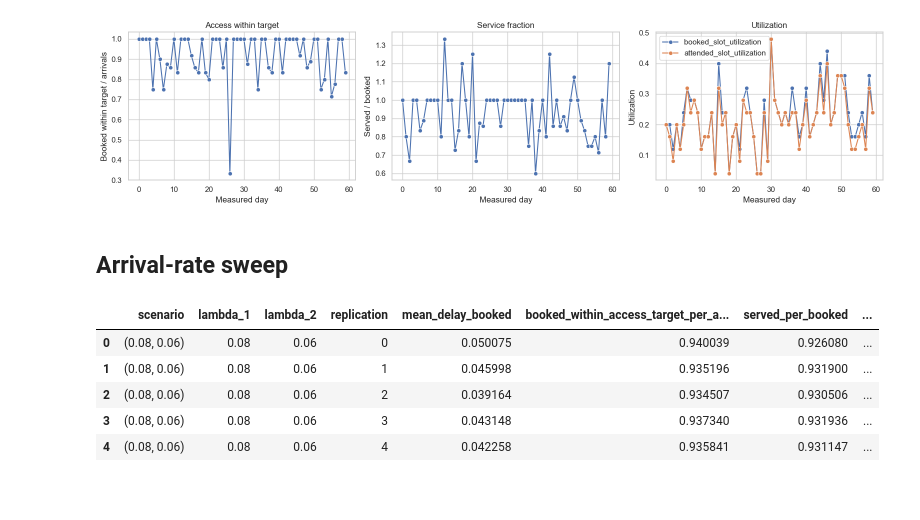
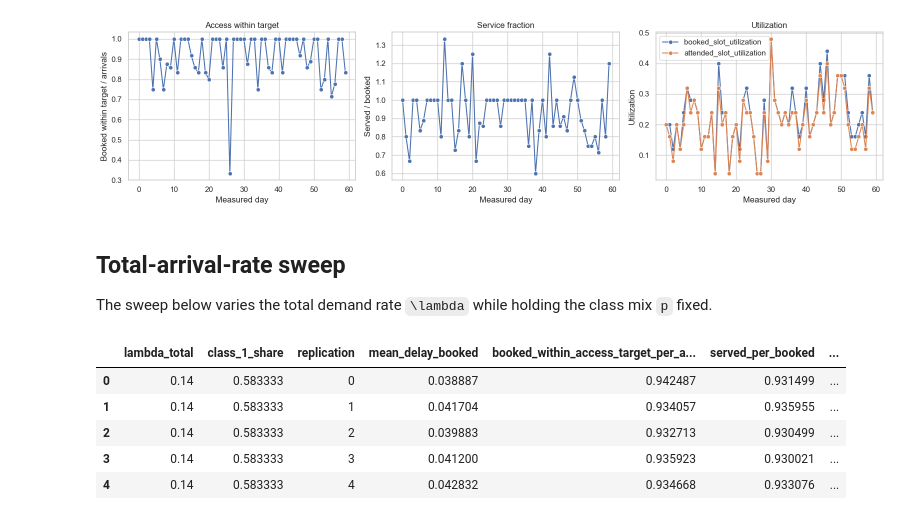
Before and after one commit to alexandre-sdd/research_cuimc_queuing, a Jupyter notebook: Notebooks/simulation.ipynb, the cells around one changed output. Drawn from its saved outputs; the diff is of its cells as text; code cells hidden in the pictures; blank space fills up the shorter version.

```diff
--- a/Notebooks/simulation.ipynb
+++ b/Notebooks/simulation.ipynb
@@ -131,5 +140,7 @@ pd.DataFrame(
 # %%
-def make_classes(lambda_1=0.14, lambda_2=0.10, balk_variant="baseline"):
+def make_classes(total_lambda=0.24, class_1_share=7 / 12, balk_variant="baseline"):
+    lambda_1, lambda_2 = split_two_class_arrival_rates(total_lambda, class_1_share)
+
     if balk_variant == "baseline":
         balk_1 = step_balking(threshold=4, low_delay_probability=0.05, high_delay_probability=0.60)
         balk_2 = step_balking(threshold=3, low_delay_probability=0.08, high_delay_probability=0.70)
@@ -161,26 +172,30 @@ ACTIVE_CONFIG = CONFIG_PRESETS[ACTIVE_PRESET]
 BASE_CONFIG = SimulationConfig(**ACTIVE_CONFIG["simulation"])
 BASE_CLASSES = make_classes(**ACTIVE_CONFIG["classes"])
 BASE_POLICY = ACTIVE_CONFIG["policy"]
+BASE_CLASS_SHARE = ACTIVE_CONFIG["classes"]["class_1_share"]
+BASE_BALK_VARIANT = ACTIVE_CONFIG["classes"]["balk_variant"]
 
 
-def sweep_arrival_rates(lambda_pairs, replications=5, policy=None):
+def sweep_total_arrival_rate(total_lambdas, replications=5, policy=None, class_1_share=None, balk_variant=None):
+    class_1_share = BASE_CLASS_SHARE if class_1_share is None else class_1_share
+    balk_variant = BASE_BALK_VARIANT if balk_variant is None else balk_variant
     aggregate_rows = []
     class_rows = []
-    for scenario_id, (lambda_1, lambda_2) in enumerate(lambda_pairs):
+
+    for scenario_id, total_lambda in enumerate(total_lambdas):
+        lambda_1, lambda_2 = split_two_class_arrival_rates(total_lambda, class_1_share)
         results = simulate_replications(
-            make_classes(lambda_1=lambda_1, lambda_2=lambda_2),
+            make_classes(total_lambda=total_lambda, class_1_share=class_1_share, balk_variant=balk_variant),
             config=BASE_CONFIG,
             policy=policy,
             replications=replications,
             base_seed=100 + scenario_id * replications,
         )
-        scenario_label = f"({lambda_1:.2f}, {lambda_2:.2f})"
         for replication, result in enumerate(results):
             aggregate_rows.append(
                 {
-                    "scenario": scenario_label,
-                    "lambda_1": lambda_1,
-                    "lambda_2": lambda_2,
+                    "lambda_total": total_lambda,
+                    "class_1_share": class_1_share,
                     "replication": replication,
                     "mean_delay_booked": result.summary_aggregate["mean_delay_booked"],
                     "booked_within_access_target_per_arrival": result.summary_aggregate[
@@ -195,13 +210,14 @@ def sweep_arrival_rates(lambda_pairs, replications=5, policy=None):
             class_frame = result.summary_by_class[
                 ["class_id", "label", "mean_delay_booked", "booked_within_access_target_per_arrival", "served_per_booked"]
             ].copy()
-            class_frame["scenario"] = scenario_label
-            class_frame["lambda_1"] = lambda_1
-            class_frame["lambda_2"] = lambda_2
+            class_frame["lambda_total"] = total_lambda
+            class_frame["class_1_share"] = class_1_share
             class_frame["replication"] = replication
             class_rows.append(class_frame)
 
-    return pd.DataFrame(aggregate_rows), pd.concat(class_rows, ignore_index=True)
+    aggregate_df = pd.DataFrame(aggregate_rows)
+    class_df = pd.concat(class_rows, ignore_index=True)
+    return aggregate_df, class_df
 # %% [markdown]
 ## Baseline simulation
 # %%
@@ -305,17 +321,19 @@ plt.tight_layout()
 # %% [output]
 [figure]
 # %% [markdown]
-## Arrival-rate sweep
+## Total-arrival-rate sweep
+
+The sweep below varies the total demand rate `\lambda` while holding the class mix `p` fixed.
 # %%
-lambda_pairs = [(0.08, 0.06), (0.12, 0.09), (0.16, 0.12), (0.20, 0.15), (0.24, 0.18)]
-aggregate_df, class_df = sweep_arrival_rates(lambda_pairs, replications=5, policy=FCFSPolicy())
+total_lambdas = [0.14, 0.21, 0.28, 0.35, 0.42]
+aggregate_df, class_df = sweep_total_arrival_rate(total_lambdas, replications=5, policy=FCFSPolicy())
 
 display(aggregate_df.head())
 class_df.head()
 # %% [output]
-|  | scenario | lambda_1 | lambda_2 | replication | mean_delay_booked | booked_within_access_target_per_a... | served_per_booked | ... |
-| 0 | (0.08, 0.06) | 0.08 | 0.06 | 0 | 0.050075 | 0.940039 | 0.926080 | ... |
-| 1 | (0.08, 0.06) | 0.08 | 0.06 | 1 | 0.045998 | 0.935196 | 0.931900 | ... |
-| 2 | (0.08, 0.06) | 0.08 | 0.06 | 2 | 0.039164 | 0.934507 | 0.930506 | ... |
-| 3 | (0.08, 0.06) | 0.08 | 0.06 | 3 | 0.043148 | 0.937340 | 0.931936 | ... |
-| 4 | (0.08, 0.06) | 0.08 | 0.06 | 4 | 0.042258 | 0.935841 | 0.931147 | ... |
+|  | lambda_total | class_1_share | replication | mean_delay_booked | booked_within_access_target_per_a... | served_per_booked | ... |
+| 0 | 0.14 | 0.583333 | 0 | 0.038887 | 0.942487 | 0.931499 | ... |
+| 1 | 0.14 | 0.583333 | 1 | 0.041704 | 0.934057 | 0.935955 | ... |
+| 2 | 0.14 | 0.583333 | 2 | 0.039883 | 0.932713 | 0.930499 | ... |
+| 3 | 0.14 | 0.583333 | 3 | 0.041200 | 0.935923 | 0.930021 | ... |
+| 4 | 0.14 | 0.583333 | 4 | 0.042832 | 0.934668 | 0.933076 | ... |
```
Also changed, not shown: parts of 7 cells of this notebook, 15 other files.
